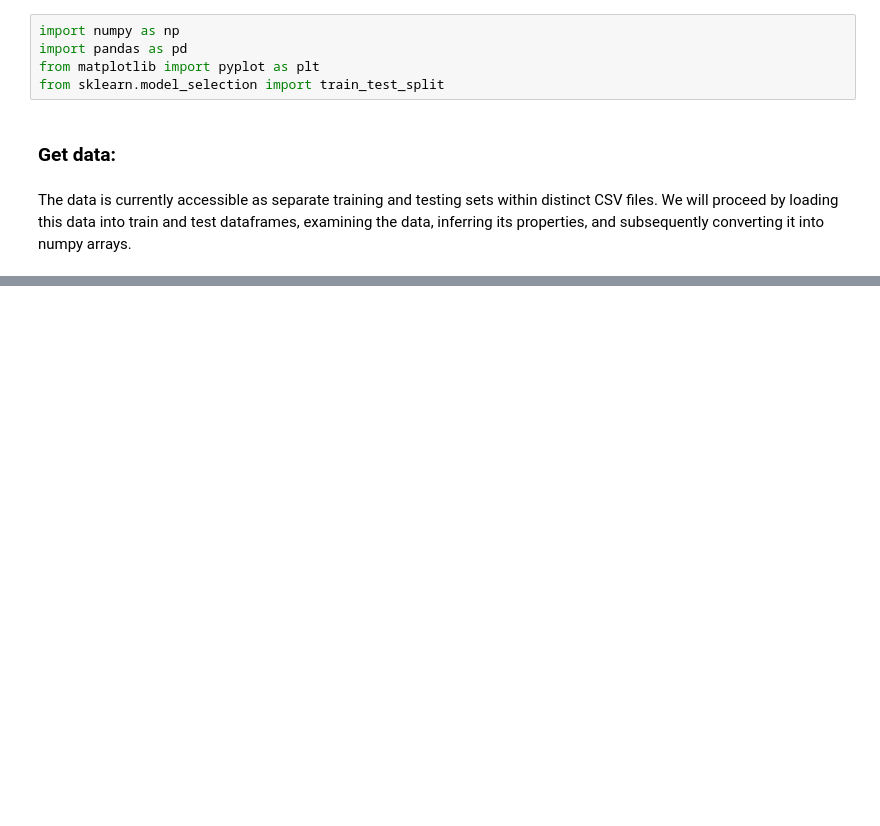
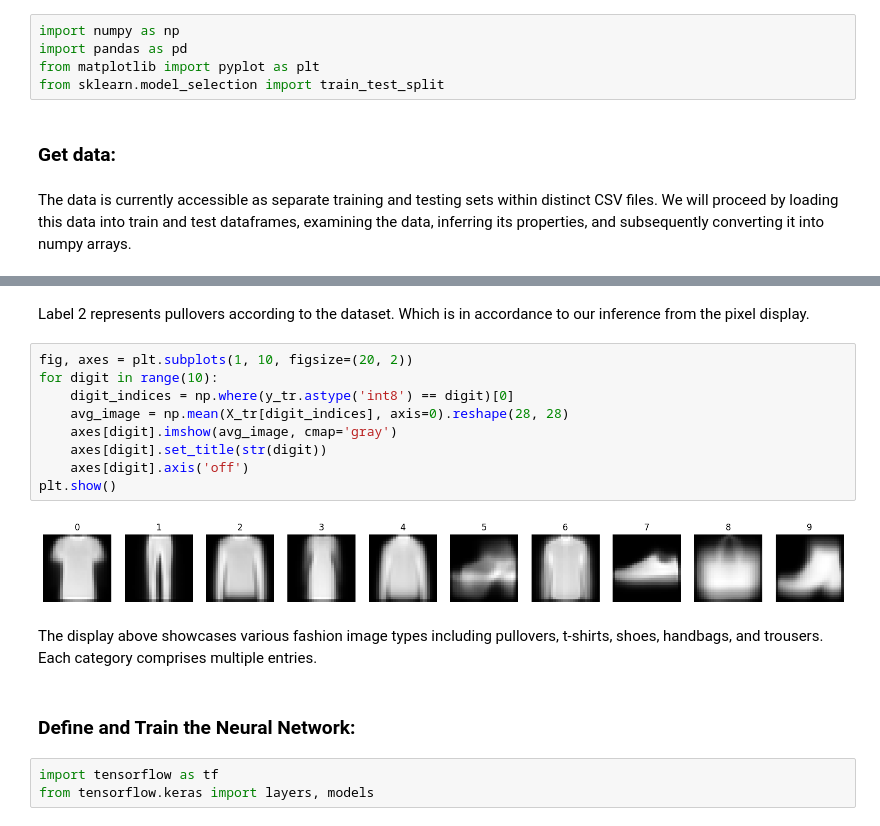
Before and after one commit to johnpalber/CSCN8010-labs, a Jupyter notebook: lab8.ipynb, the cells around one changed output, grey strips where cells are left out. Saved outputs shown, nothing was run; the diff lists cells and outputs as text; blank space fills up the shorter version.

```diff
--- a/lab8.ipynb
+++ b/lab8.ipynb
@@ -21,0 +64,20 @@ FileNotFoundError: [Errno 2] No such file or directory: 'data//fashion-mnist_tra
+# %% [markdown]
+Label 2 represents pullovers according to the dataset. Which is in accordance to our inference from the pixel display.
+# %%
+fig, axes = plt.subplots(1, 10, figsize=(20, 2))
+for digit in range(10):
+    digit_indices = np.where(y_tr.astype('int8') == digit)[0]
+    avg_image = np.mean(X_tr[digit_indices], axis=0).reshape(28, 28)
+    axes[digit].imshow(avg_image, cmap='gray')
+    axes[digit].set_title(str(digit))
+    axes[digit].axis('off')
+plt.show()
+# %% [output]
+[figure, added]
+# %% [markdown]
+The display above showcases various fashion image types including pullovers, t-shirts, shoes, handbags, and trousers. Each category comprises multiple entries.
+# %% [markdown]
+### Define and Train the Neural Network:
+# %%
+import tensorflow as tf
+from tensorflow.keras import layers, models
```
Also changed, not shown: parts of 33 cells of this notebook, 1 other file.
